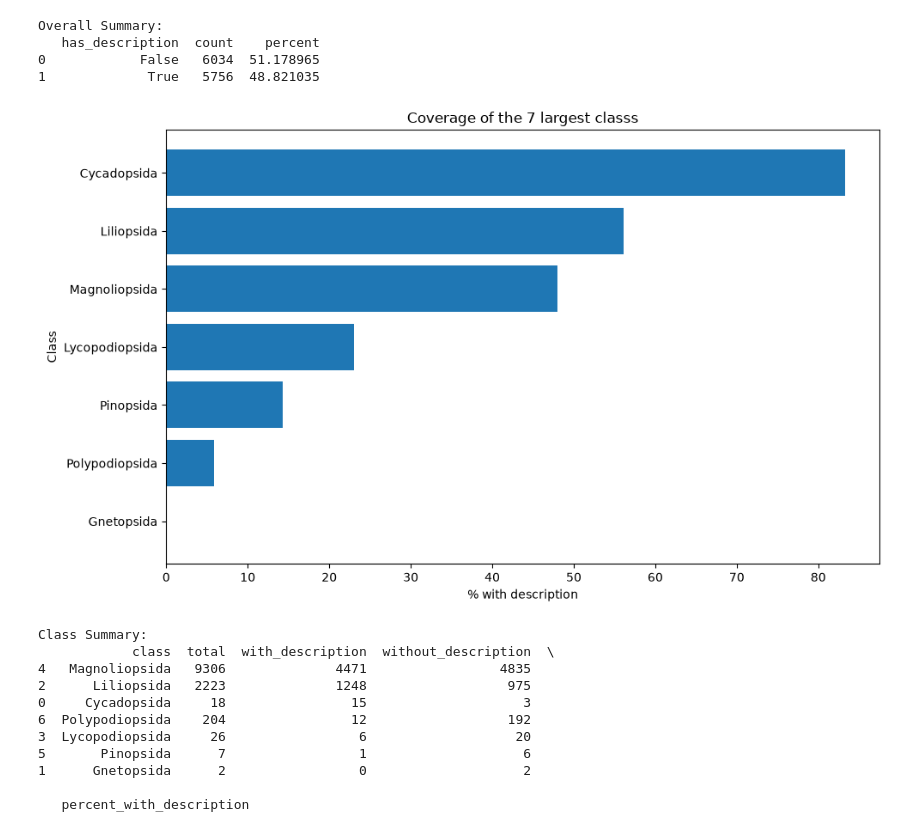
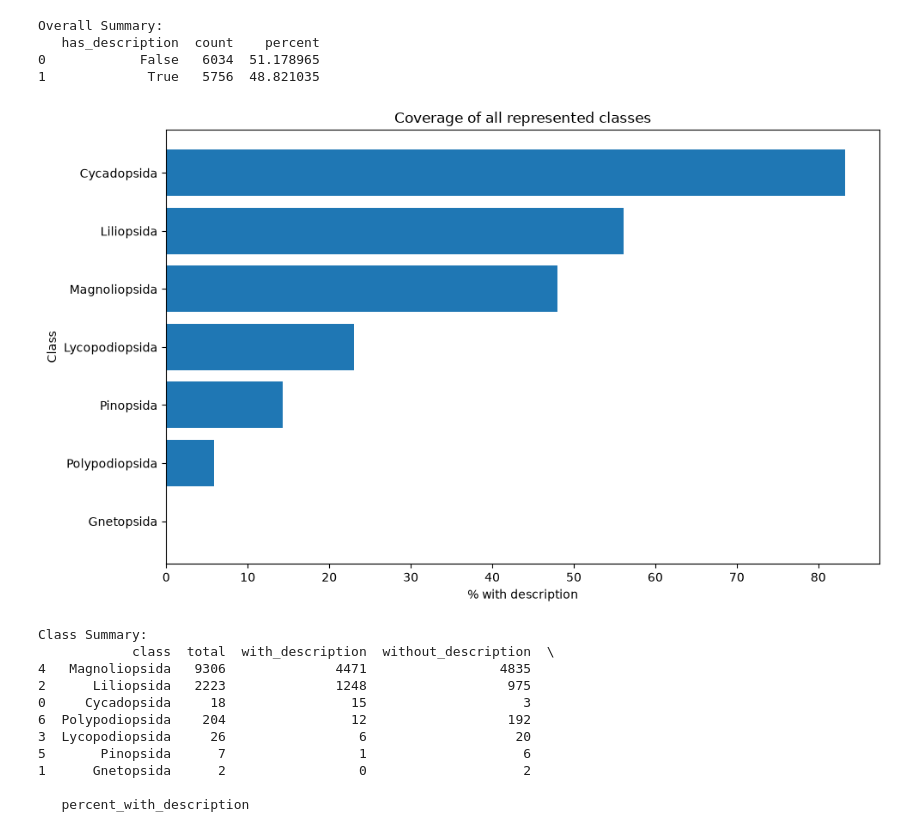
Before and after one commit to cerule7/african_species, a Jupyter notebook: initial-analysis.ipynb, the cells around one changed output. Saved outputs shown, nothing was run; the diff lists cells and outputs as text; code cells hidden in the pictures.

Commit message:
fix title bug for charts

```diff
--- a/initial-analysis.ipynb
+++ b/initial-analysis.ipynb
@@ -91,7 +91,7 @@ Overall Summary:
 # %%
 import matplotlib.pyplot as plt
 
-def plot_top_groups(summary_df, rank_col, n=20):
+def plot_top_groups(summary_df, rank_col, title, n=20):
     top = (
         summary_df
         .sort_values("total", ascending=False)
@@ -108,7 +108,7 @@ def plot_top_groups(summary_df, rank_col, n=20):
 
     plt.xlabel("% with description")
     plt.ylabel(rank_col.capitalize())
-    plt.title(f"Coverage of the {n} largest {rank_col}s")  #TODO: fix title plural bug
+    plt.title(title)
 
     plt.tight_layout()
     plt.show()
@@ -138,9 +138,9 @@ def summarize_by_rank(df, rank):
 # %%
 class_summary  = summarize_by_rank(result_df, "class")
 
-plot_top_groups(class_summary, "class", 7)
+plot_top_groups(class_summary, "class", f"Coverage of all represented classes", len(class_summary))
 # %% [output]
-[figure, old version]
+[figure, new version]
 # %%
 print("\nClass Summary:")
 print(class_summary)
```
Also changed, not shown: parts of 2 cells of this notebook.
